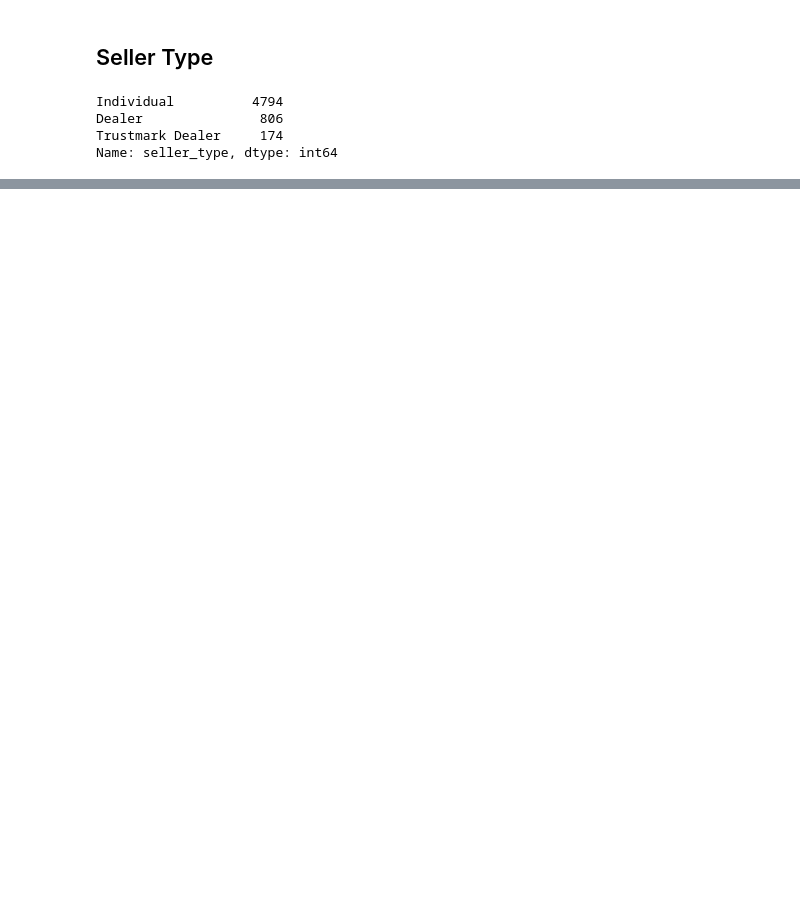
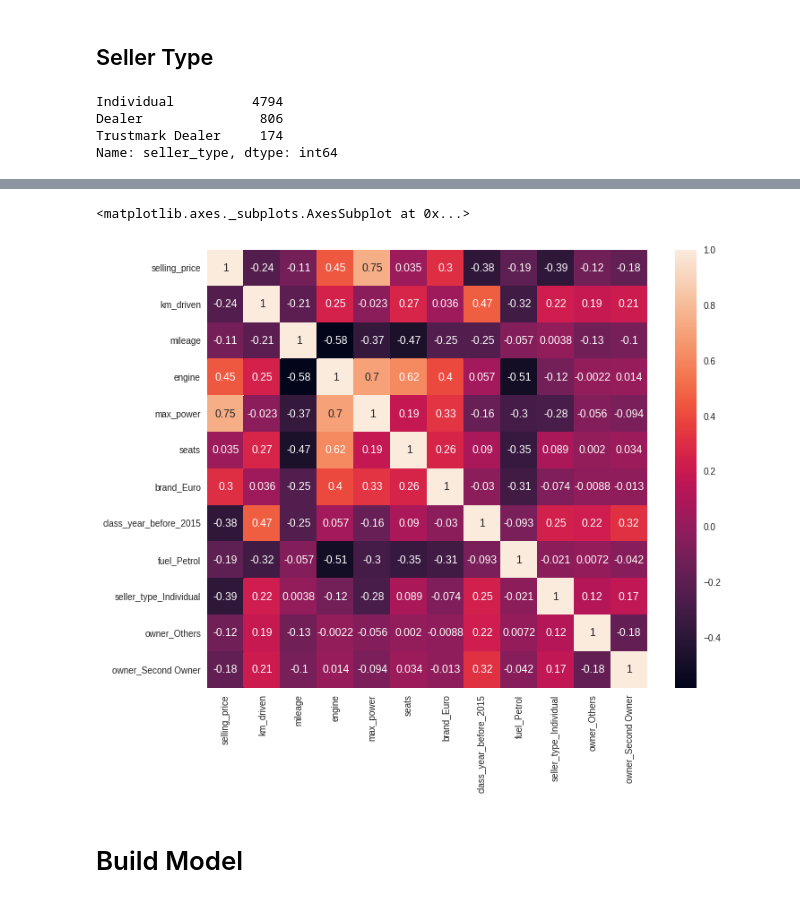
Before and after one commit to KieuSonTung/Data_Preparation, a Jupyter notebook: Data_Preparation_Final.ipynb, the cells around one changed output, grey strips where cells are left out. Cells and saved outputs as stored; diff of their text form; code cells hidden in the pictures; blank space fills up the shorter version.

```diff
--- a/Data_Preparation_Final.ipynb
+++ b/Data_Preparation_Final.ipynb
@@ -291,0 +348,3 @@ train['seller_type']
+# %%
+train['engine'] = train['engine'].apply(lambda x: float(x.split()[0]))
+train.head()
@@ -291,0 +365,3 @@ train['seller_type']
+# %%
+train['max_power'] = train['max_power'].apply(lambda x: float(x.split()[0]))
+train.head()
@@ -291,0 +377,3 @@ train['seller_type']
+# %%
+train.drop(columns={'name', 'year', 'fuel', 'seller_type', 'transmission', 'owner', 'brand', 'class_year'}, inplace=True)
+train.head()
@@ -291,0 +387,3 @@ train['seller_type']
+# %%
+ftrain = pd.concat([train, Brand, Year, Fuel, Seller, Owner], axis=1)
+ftrain.head()
@@ -291,0 +397,8 @@ train['seller_type']
+# %%
+fig, ax = plt.subplots(figsize=(11, 9))
+sns.heatmap(ftrain.corr(), annot=True)
+# %% [output]
+<matplotlib.axes._subplots.AxesSubplot at 0x...>
+[figure, added]
+# %% [markdown]
+# Build Model
```
Also changed, not shown: parts of 49 cells of this notebook.
